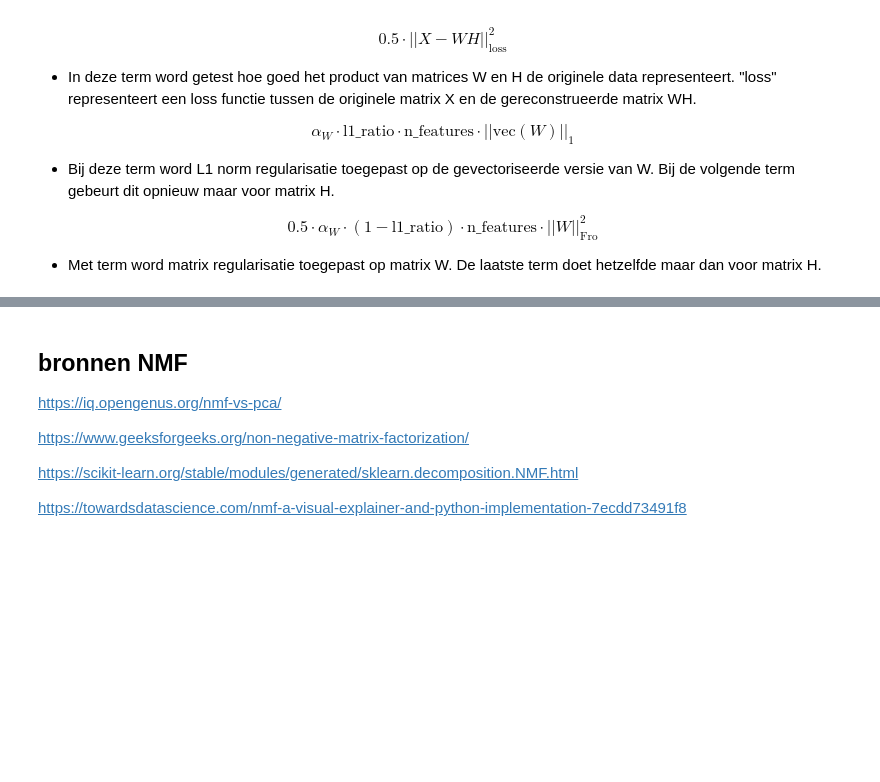
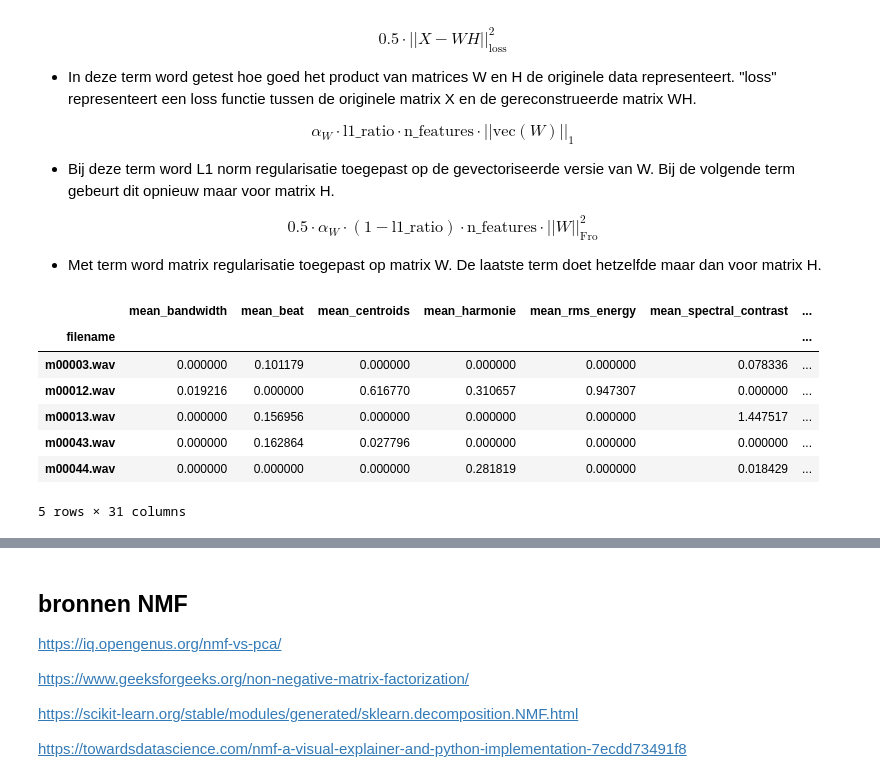
Before and after one commit to BJHeemskerk/MachineLearning, a Jupyter notebook: Muziek/Opdracht 3_final.ipynb, the cells around one changed output, grey strips where cells are left out. Drawn from its saved outputs; the diff is of its cells as text; code cells hidden in the pictures; blank space fills up the shorter version.

```diff
--- a/Muziek/Opdracht 3_final.ipynb
+++ b/Muziek/Opdracht 3_final.ipynb
@@ -1830,6 +1830,27 @@ Wiskundige uitleg:
 
  $$0.5 \cdot \alpha_W \cdot (1 - \text{l1\_ratio}) \cdot \text{n\_features} \cdot ||W||_{\text{Fro}}^2$$
 - Met term word matrix regularisatie toegepast op matrix W. De laatste term doet hetzelfde maar dan voor matrix H.
+# %%
+# Omdat nmf niet gebruikt kan worden met negatieve waardes moeten we eerst zorgen
+# dat we alleen maar positieve data hebben.
+
+nmfdf = scdf.copy()
+
+nmfdf[nmfdf < 0] = 0
+
+# Fill NaN values with zero
+nmfdf = nmfdf.fillna(0)
+
+nmfdf.head()
+# %% [output]
+|  | mean_bandwidth | mean_beat | mean_centroids | mean_harmonie | mean_rms_energy | mean_spectral_contrast | ... |
+| filename |  |  |  |  |  |  | ... |
+| m00003.wav | 0.000000 | 0.101179 | 0.000000 | 0.000000 | 0.000000 | 0.078336 | ... |
+| m00012.wav | 0.019216 | 0.000000 | 0.616770 | 0.310657 | 0.947307 | 0.000000 | ... |
+| m00013.wav | 0.000000 | 0.156956 | 0.000000 | 0.000000 | 0.000000 | 1.447517 | ... |
+| m00043.wav | 0.000000 | 0.162864 | 0.027796 | 0.000000 | 0.000000 | 0.000000 | ... |
+| m00044.wav | 0.000000 | 0.000000 | 0.000000 | 0.281819 | 0.000000 | 0.018429 | ... |
+5 rows × 31 columns
 # %%
 # Hier word bepaald hoeveel componenten we gebruiken voor NMF
 components_range = range(1, 10)
```
Also changed, not shown: parts of 3 cells of this notebook.
